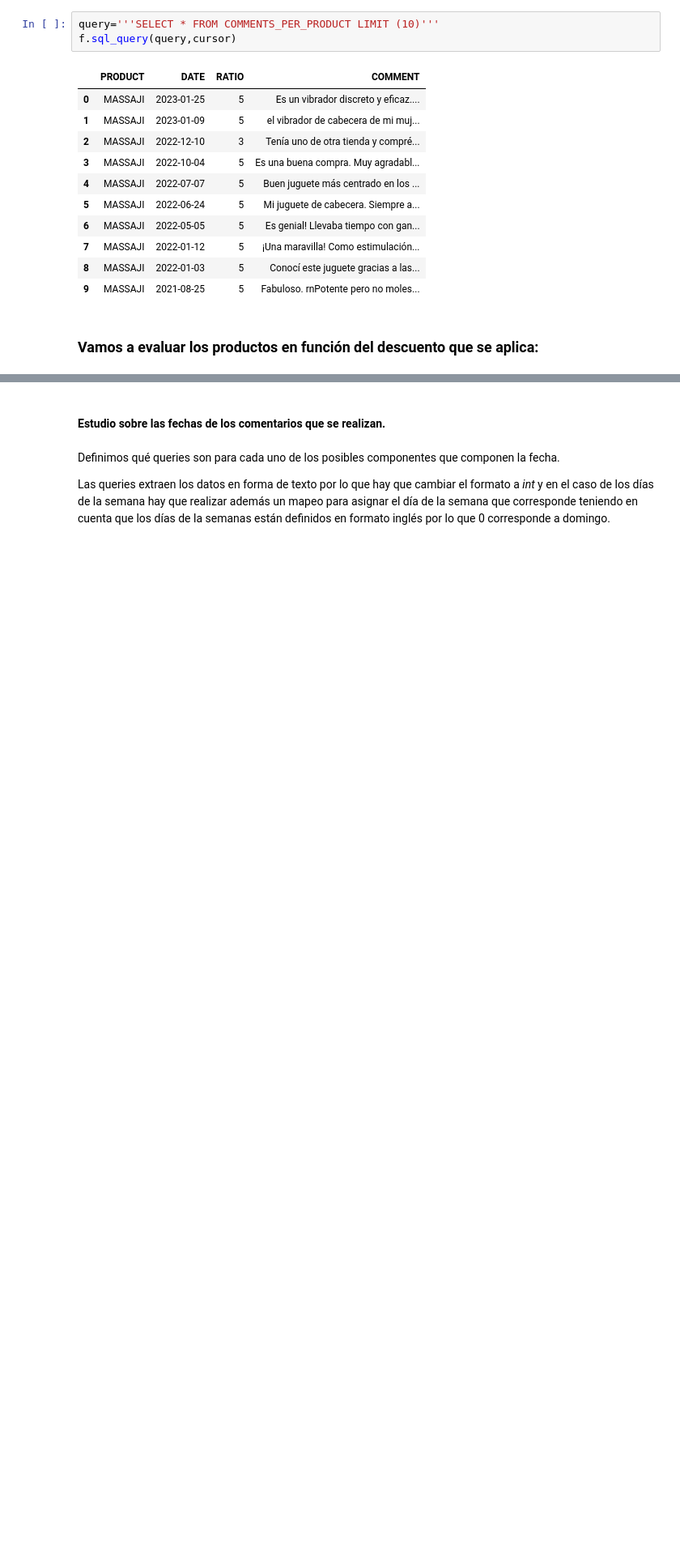
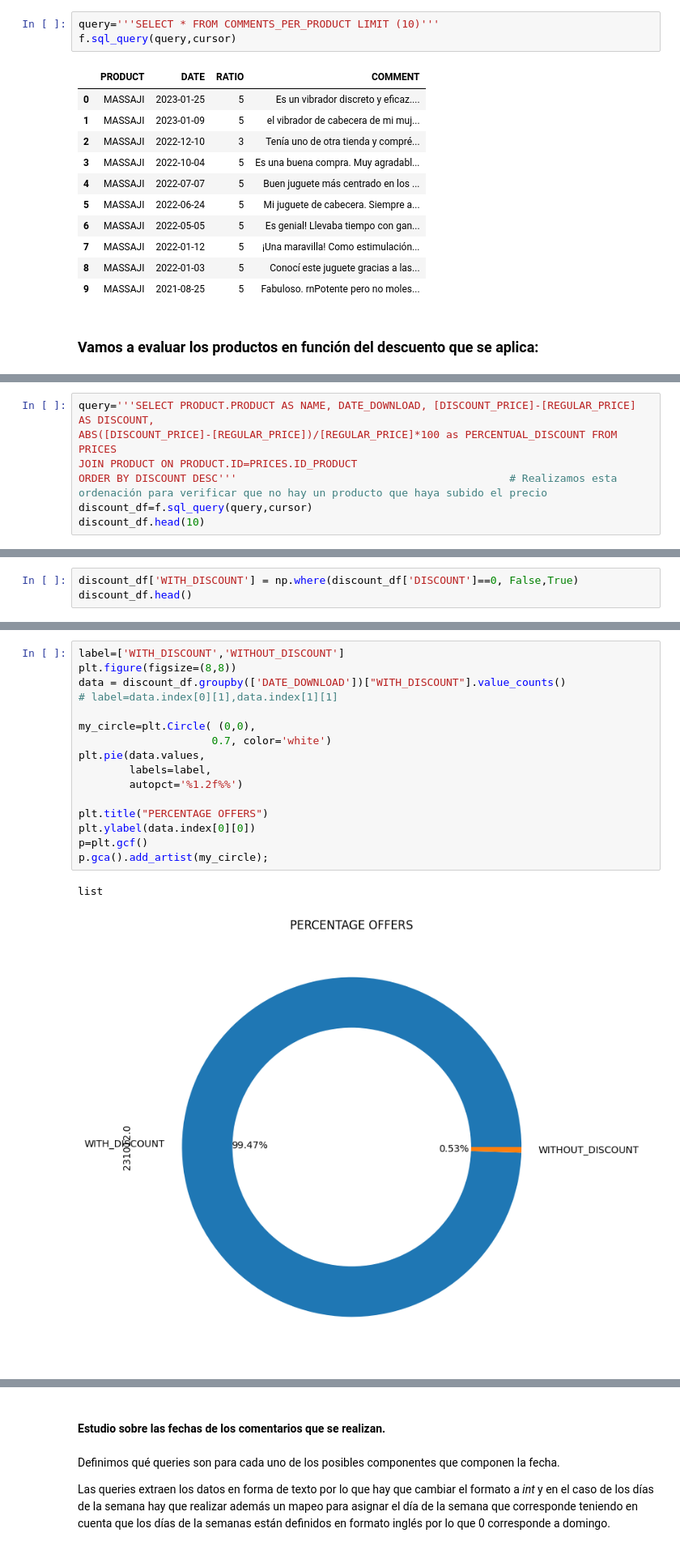
Before and after one commit to 75Engel/Proyecto_tienda_online, a Jupyter notebook: src/Notebook/03_sql.ipynb, the cells around one changed output, grey strips where cells are left out. Shown: that part at 81% size. Drawn from its saved outputs; the diff is of its cells as text; blank space fills up the shorter version.

```diff
--- a/src/Notebook/03_sql.ipynb
+++ b/src/Notebook/03_sql.ipynb
@@ -387,0 +391,7 @@ f.sql_query(query,cursor)
+# %%
+query='''SELECT PRODUCT.PRODUCT AS NAME, DATE_DOWNLOAD, [DISCOUNT_PRICE]-[REGULAR_PRICE] AS DISCOUNT,
+ABS([DISCOUNT_PRICE]-[REGULAR_PRICE])/[REGULAR_PRICE]*100 as PERCENTUAL_DISCOUNT FROM PRICES
+JOIN PRODUCT ON PRODUCT.ID=PRICES.ID_PRODUCT
+ORDER BY DISCOUNT DESC'''                                           # Realizamos esta ordenación para verificar que no hay un producto que haya subido el precio
+discount_df=f.sql_query(query,cursor)
+discount_df.head(10)
@@ -387,0 +428,3 @@ f.sql_query(query,cursor)
+# %%
+discount_df['WITH_DISCOUNT'] = np.where(discount_df['DISCOUNT']==0, False,True)
+discount_df.head()
@@ -387,0 +438,19 @@ f.sql_query(query,cursor)
+# %%
+label=['WITH_DISCOUNT','WITHOUT_DISCOUNT']
+plt.figure(figsize=(8,8))
+data = discount_df.groupby(['DATE_DOWNLOAD'])["WITH_DISCOUNT"].value_counts()
+# label=data.index[0][1],data.index[1][1]
+
+my_circle=plt.Circle( (0,0),
+                     0.7, color='white')
+plt.pie(data.values,
+        labels=label,
+        autopct='%1.2f%%')
+
+plt.title("PERCENTAGE OFFERS")
+plt.ylabel(data.index[0][0])
+p=plt.gcf()
+p.gca().add_artist(my_circle);
+# %% [output]
+list
+[figure, added]
```
Also changed, not shown: parts of 23 cells of this notebook.
